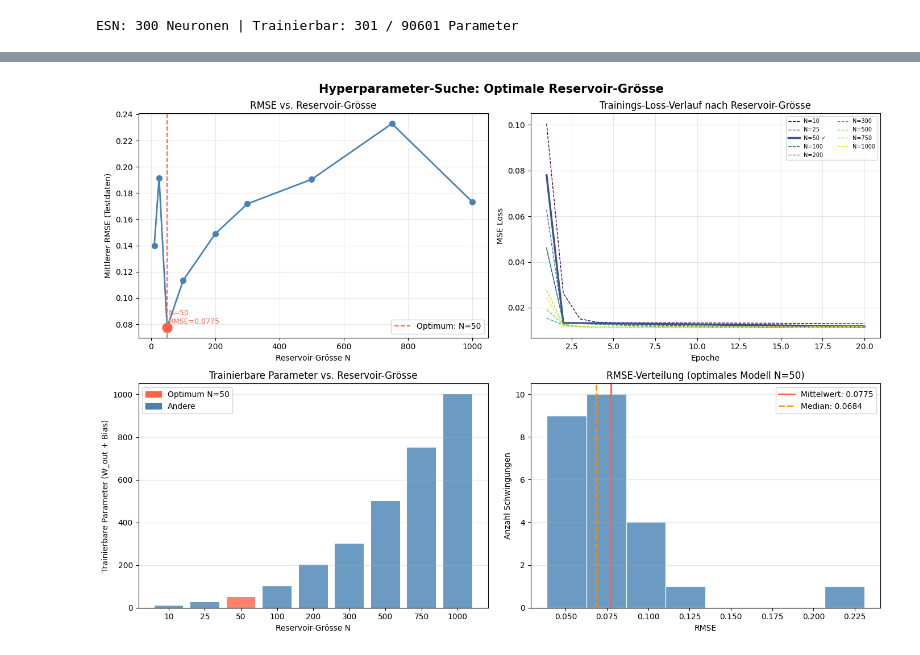
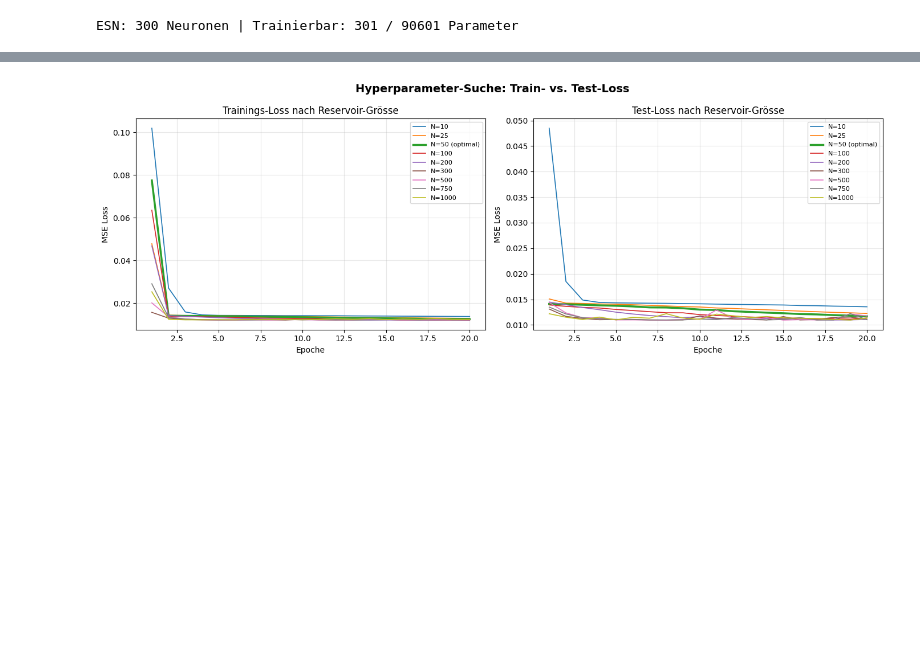
Before and after one commit to RyanMikus/echo_state_network_fs26, a Jupyter notebook: 02ANN_Training.ipynb, the cells around one changed output, grey strips where cells are left out. Drawn from its saved outputs; the diff is of its cells as text; code cells hidden in the pictures; blank space fills up the shorter version.

```diff
--- a/02ANN_Training.ipynb
+++ b/02ANN_Training.ipynb
@@ -580,88 +630,51 @@ Die folgenden vier Diagramme zeigen:
 # %%
 Ns       = list(results.keys())
 rmses    = [results[n] for n in Ns]
-n_params = [n + 1 for n in Ns]  # W_out: N Gewichte + 1 Bias
 
-best_N    = min(results, key=results.get)
+best_N    = min(results, key=lambda n: results[n])
 best_rmse = results[best_N]
-best_idx  = Ns.index(best_N)
 
-fig, axes = plt.subplots(2, 2, figsize=(14, 10))
-fig.suptitle("Hyperparameter-Suche: Optimale Reservoir-Grösse", fontsize=15, fontweight='bold')
+colors = plt.rcParams['axes.prop_cycle'].by_key()['color']
+while len(colors) < len(Ns):
+    colors = colors * 2
 
-# --- Plot 1: RMSE vs N ---
-ax = axes[0, 0]
-ax.plot(Ns, rmses, marker='o', color='steelblue', linewidth=2, markersize=7)
-ax.axvline(best_N, color='tomato', linestyle='--', linewidth=1.5,
-           label=f'Optimum: N={best_N}')
-ax.scatter([best_N], [best_rmse], color='tomato', s=150, zorder=5)
-ax.annotate(f'N={best_N}\nRMSE={best_rmse:.4f}',
-            xy=(best_N, best_rmse),
-            xytext=(best_N * 1.1, best_rmse * 1.04),
-            fontsize=9, color='tomato',
-            arrowprops=dict(arrowstyle='->', color='tomato', lw=1.2))
-ax.set_xlabel('Reservoir-Grösse N')
-ax.set_ylabel('Mittlerer RMSE (Testdaten)')
-ax.set_title('RMSE vs. Reservoir-Grösse')
-ax.legend()
-ax.grid(True, alpha=0.3)
+epochs = range(1, 21)
 
-# --- Plot 2: Trainings-Loss-Kurven ---
-ax = axes[0, 1]
-cmap = plt.cm.viridis(np.linspace(0, 1, len(reservoir_sizes)))
-for idx, N in enumerate(reservoir_sizes):
-    lw = 2.5 if N == best_N else 1.0
-    ls = '-'  if N == best_N else '--'
-    label = f'N={N}' + (' ✓' if N == best_N else '')
-    ax.plot(range(1, 21), all_losses[N], color=cmap[idx],
-            linewidth=lw, linestyle=ls, label=label)
-ax.set_xlabel('Epoche')
-ax.set_ylabel('MSE Loss')
-ax.set_title('Trainings-Loss-Verlauf nach Reservoir-Grösse')
-ax.legend(fontsize=7, ncol=2)
-ax.grid(True, alpha=0.3)
+fig, (ax1, ax2) = plt.subplots(1, 2, figsize=(14, 5))
+fig.suptitle("Hyperparameter-Suche: Train- vs. Test-Loss", fontsize=14, fontweight='bold')
 
-# --- Plot 3: Trainierbare Parameter vs N ---
-ax = axes[1, 0]
-colors_bar = ['tomato' if n == best_N else 'steelblue' for n in Ns]
-bars = ax.bar(range(len(Ns)), n_params, color=colors_bar, alpha=0.8)
-ax.set_xticks(range(len(Ns)))
-ax.set_xticklabels([str(n) for n in Ns])
-ax.set_xlabel('Reservoir-Grösse N')
-ax.set_ylabel('Trainierbare Parameter (W_out + Bias)')
-ax.set_title('Trainierbare Parameter vs. Reservoir-Grösse')
-# Legende manuell
-from matplotlib.patches import Patch
-ax.legend(handles=[
-    Patch(color='tomato',    label=f'Optimum N={best_N}'),
-    Patch(color='steelblue', label='Andere')
-])
-ax.grid(True, alpha=0.3, axis='y')
+# --- Plot 1: Train-Loss ---
+ax1.set_title('Trainings-Loss nach Reservoir-Grösse')
+for i, N in enumerate(Ns):
+    lw    = 2.5 if N == best_N else 1.2
+    label = f'N={N}' + (' (optimal)' if N == best_N else '')
+    ax1.plot(epochs, all_train_losses[N], color=colors[i], linewidth=lw, label=label)
+ax1.set_xlabel('Epoche')
+ax1.set_ylabel('MSE Loss')
+ax1.legend(fontsize=8)
+ax1.grid(True, alpha=0.3)
 
-# --- Plot 4: RMSE-Verteilung fuer optimales N ---
-ax = axes[1, 1]
-best_rmse_all = evaluate_model(models[best_N], test_data)
-ax.hist(best_rmse_all, bins=8, color='steelblue', alpha=0.8, edgecolor='white')
-ax.axvline(np.mean(best_rmse_all), color='tomato', linewidth=2,
-           label=f'Mittelwert: {np.mean(best_rmse_all):.4f}')
-ax.axvline(np.median(best_rmse_all), color='darkorange', linewidth=2, linestyle='--',
-           label=f'Median: {np.median(best_rmse_all):.4f}')
-ax.set_xlabel('RMSE')
-ax.set_ylabel('Anzahl Schwingungen')
-ax.set_title(f'RMSE-Verteilung (optimales Modell N={best_N})')
-ax.legend()
-ax.grid(True, alpha=0.3, axis='y')
+# --- Plot 2: Test-Loss ---
+ax2.set_title('Test-Loss nach Reservoir-Grösse')
+for i, N in enumerate(Ns):
+    lw    = 2.5 if N == best_N else 1.2
+    label = f'N={N}' + (' (optimal)' if N == best_N else '')
+    ax2.plot(epochs, all_test_losses[N], color=colors[i], linewidth=lw, label=label)
+ax2.set_xlabel('Epoche')
+ax2.set_ylabel('MSE Loss')
+ax2.legend(fontsize=8)
+ax2.grid(True, alpha=0.3)
 
 plt.tight_layout()
 plt.show()
 
 # Zusammenfassungstabelle
 print("\n=== Ergebnistabelle ===")
-print(f"{'N':>6} | {'RMSE':>10} | {'Parameter':>10}")
-print("-" * 33)
+print(f"{'N':>6} | {'RMSE':>10} | {'Train-Loss':>12} | {'Test-Loss':>12}")
+print("-" * 48)
 for N in Ns:
     marker = " <- BEST" if N == best_N else ""
-    print(f"{N:>6} | {results[N]:>10.5f} | {N+1:>10}{marker}")
+    print(f"{N:>6} | {results[N]:>10.5f} | {all_train_losses[N][-1]:>12.6f} | {all_test_losses[N][-1]:>12.6f}{marker}")
 # %% [output]
-[figure, old version]
+[figure, new version]
 === Ergebnistabelle ===
```
Also changed, not shown: parts of 13 cells of this notebook, 2 other files.
